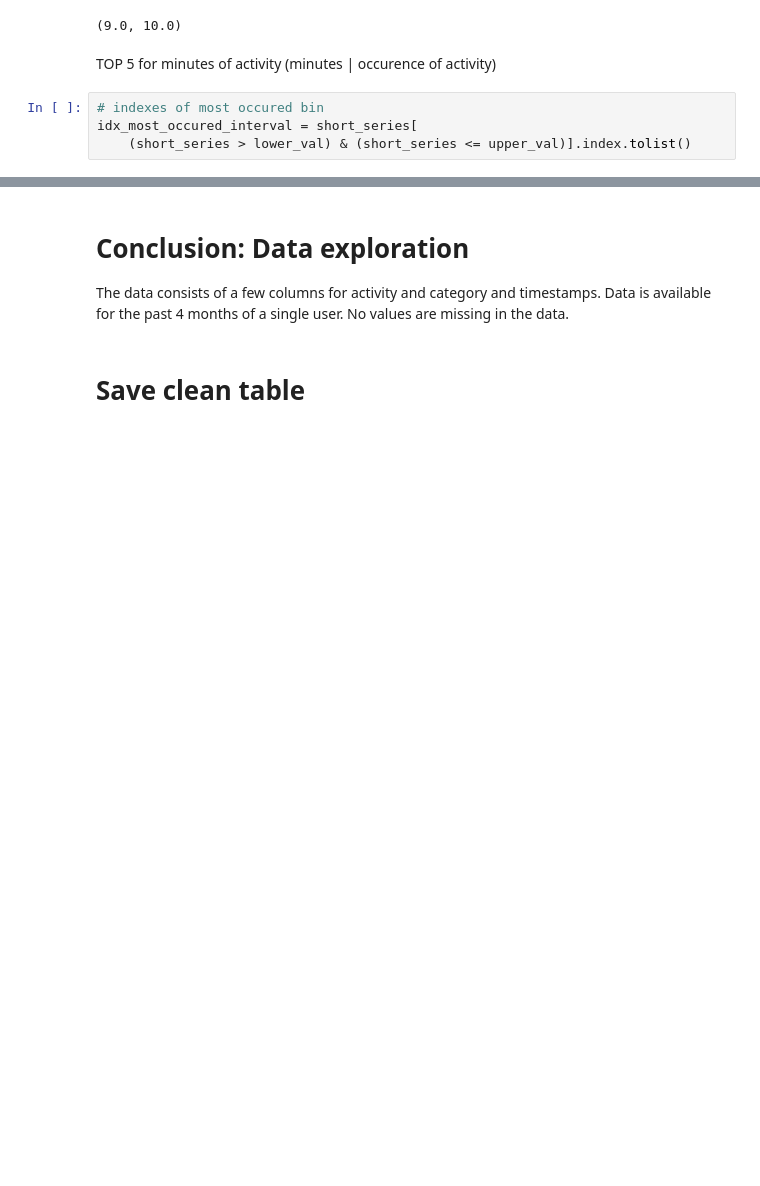
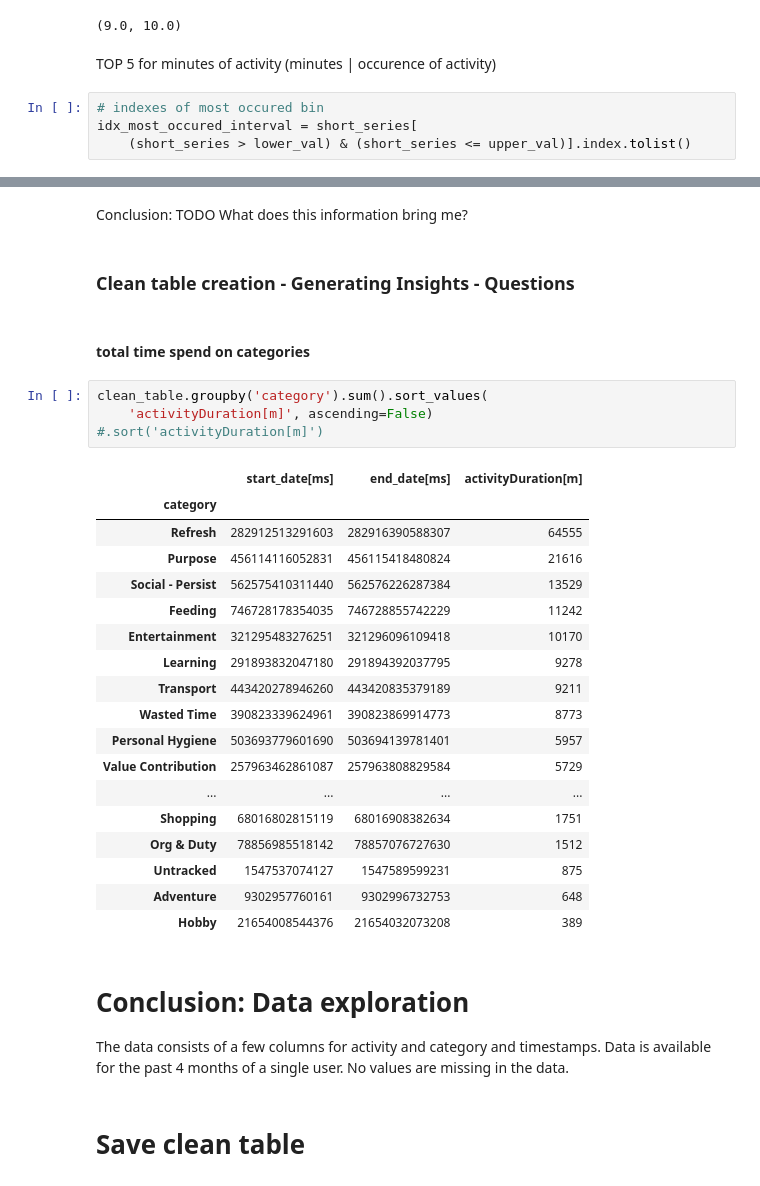
Before and after one commit to FollowJack/machine-learning-masterclass, a Jupyter notebook: project_10_activity_analysis/01_data_exploration.ipynb, the cells around one changed output, grey strips where cells are left out. Saved outputs shown, nothing was run; the diff lists cells and outputs as text; blank space fills up the shorter version.

Commit message:
Total time spend on category

```diff
--- a/project_10_activity_analysis/01_data_exploration.ipynb
+++ b/project_10_activity_analysis/01_data_exploration.ipynb
@@ -316,3 +301,32 @@ TypeError: unhashable type: 'list'
+# %% [markdown]
+Conclusion: TODO What does this information bring me?
+# %% [markdown]
+### Clean table creation - Generating Insights - Questions
+# %% [markdown]
+#### total time spend on categories
+# %%
+clean_table.groupby('category').sum().sort_values(
+    'activityDuration[m]', ascending=False)
+#.sort('activityDuration[m]')
+# %% [output]
+|  | start_date[ms] | end_date[ms] | activityDuration[m] |
+| category |  |  |  |
+| Refresh | 282912513291603 | 282916390588307 | 64555 |
+| Purpose | 456114116052831 | 456115418480824 | 21616 |
+| Social - Persist | 562575410311440 | 562576226287384 | 13529 |
+| Feeding | 746728178354035 | 746728855742229 | 11242 |
+| Entertainment | 321295483276251 | 321296096109418 | 10170 |
+| Learning | 291893832047180 | 291894392037795 | 9278 |
+| Transport | 443420278946260 | 443420835379189 | 9211 |
+| Wasted Time | 390823339624961 | 390823869914773 | 8773 |
+| Personal Hygiene | 503693779601690 | 503694139781401 | 5957 |
+| Value Contribution | 257963462861087 | 257963808829584 | 5729 |
+| ... | ... | ... | ... |
+| Shopping | 68016802815119 | 68016908382634 | 1751 |
+| Org & Duty | 78856985518142 | 78857076727630 | 1512 |
+| Untracked | 1547537074127 | 1547589599231 | 875 |
+| Adventure | 9302957760161 | 9302996732753 | 648 |
+| Hobby | 21654008544376 | 21654032073208 | 389 |
 # %% [markdown]
 # Conclusion: Data exploration
 The data consists of a few columns for activity and category and timestamps. Data is available for the past 4 months of a single user. No values are missing in the data.
```
Also changed, not shown: parts of 2 cells of this notebook, 1 other file.
